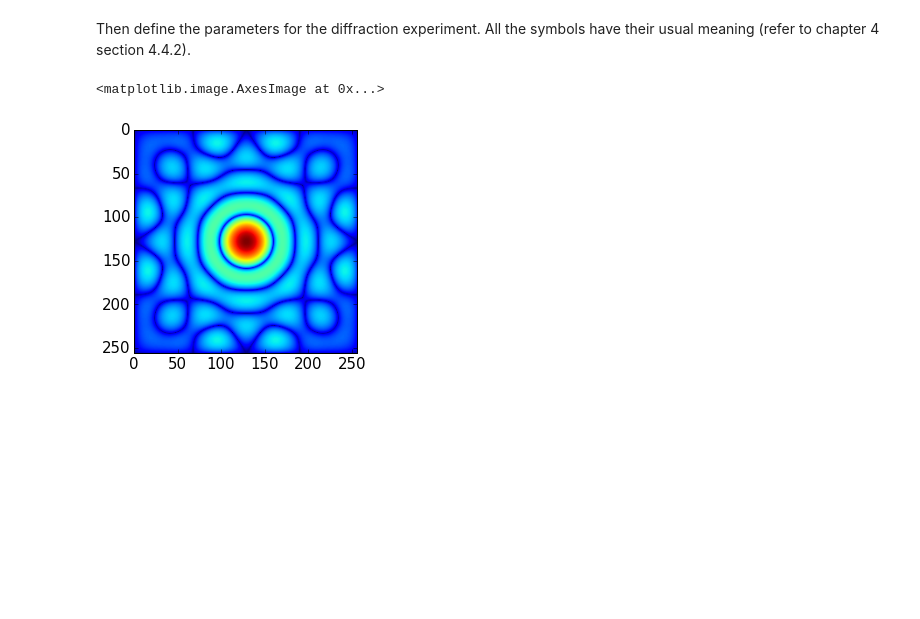
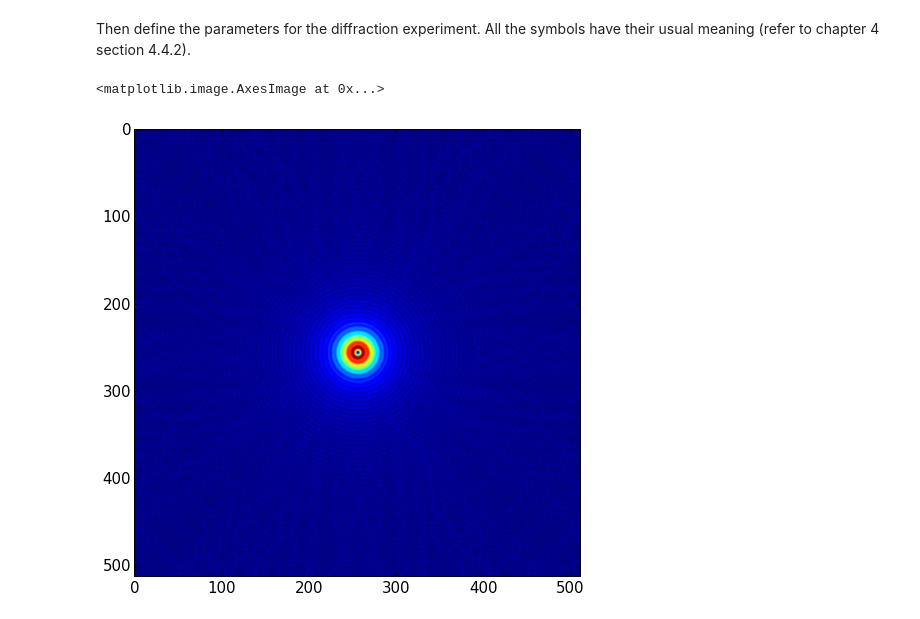
Before and after one commit to duaneloh/PyFourierOptics, a Jupyter notebook: tutorials/diffraction_Ch4.ipynb, the cells around one changed output. Drawn from its saved outputs; the diff is of its cells as text; code cells hidden in the pictures; blank space fills up the shorter version.

```diff
--- a/tutorials/diffraction_Ch4.ipynb
+++ b/tutorials/diffraction_Ch4.ipynb
@@ -28,14 +28,14 @@ Populating the interactive namespace from numpy and matplotlib
 Then define the parameters for the diffraction experiment. All the symbols have their usual meaning (refer to chapter 4 section 4.4.2).
 # %%
 class diffractor(object):
-    def __init__(self, waveLen, det_pix_size, N_pix=256):
-        self.waveLen = waveLen
-        self.k = 2.*np.pi/waveLen
+    def __init__(self, waveLen, det_pix_size, N_pix=512):
+        self.waveLen      = waveLen
+        self.k            = 2.*np.pi/waveLen
 
         # since we fix the pixel size and number of pixels at the detector plane (i.e. xy plane),
-        self.N_pix = N_pix                          # number of detector pixels
+        self.N_pix        = N_pix                   # number of detector pixels
         self.det_pix_size = det_pix_size            # pixel size at the detector
-        self.det_len = det_pix_size*self.N_pix      # detector plane size
+        self.det_len      = det_pix_size*self.N_pix # detector plane size
         (self.det_x, self.det_y) = self.make2Dplane(self.det_len, self.N_pix)
 
         self.obj = None
@@ -102,7 +102,7 @@ class diffractor(object):
             self.obj = (np.abs(self.xi) < curr_aperture_rad)&(np.abs(self.eta) < curr_aperture_rad)
 
 
-    def Fresnel(self):
+    def Fresnel(self, showPhase=False):
         if self.z is None:
             print("Please setup detector distance")
         else:
@@ -110,28 +110,34 @@ class diffractor(object):
             overall_phase  = np.exp(1j*self.k*(self.det_x*self.det_x + self.det_y*self.det_y)/(2*self.z))
             fall_off       = np.exp(1j*self.k*self.z) / (1j*self.waveLen*self.z)
             U = overall_phase * fall_off * np.fft.fftshift(np.fft.fft2(quad_phase*self.obj))
-            I = abs(U)**2
-            return I
+            if showPhase:
+                return U
+            else:
+                return abs(U)**2
 
-    def Fraunhofer(self):
+    def Fraunhofer(self, showPhase=False):
         if self.z is None:
             print("Please setup detector distance")
         else:
             fall_off = np.exp(1j*self.k*self.z) / (1j*self.waveLen*self.z)
             U = fall_off * np.fft.fftshift(np.fft.fft2(self.obj))
-            I = abs(U)**2
-            return I
+            if showPhase:
+                return U
+            else:
+                return abs(U)**2
 # %%
 waveLen = 500E-9
-r = 5.*waveLen
-z = 3000.*waveLen
-pixelSize = 6E-6
+r = 20.*waveLen
+z = 200.*waveLen
+pixelSize = 0.5E-6
 # %%
 diffObj = diffractor(waveLen, pixelSize)
 diffObj.setup_detector_distance(z)
 diffObj.make_circ_aperture(r)
 #diffObj.make_square_aperture(r)
-imshow(np.abs(diffObj.Fraunhofer())**0.2)
+#imshow(np.abs(diffObj.Fraunhofer())**0.4)
+figure(figsize=(8,8))
+imshow(np.abs(diffObj.Fresnel())**0.4)
 # %% [output]
 <matplotlib.image.AxesImage at 0x...>
-[figure, old version]
+[figure, new version]
```
Also changed, not shown: parts of 2 cells of this notebook.
